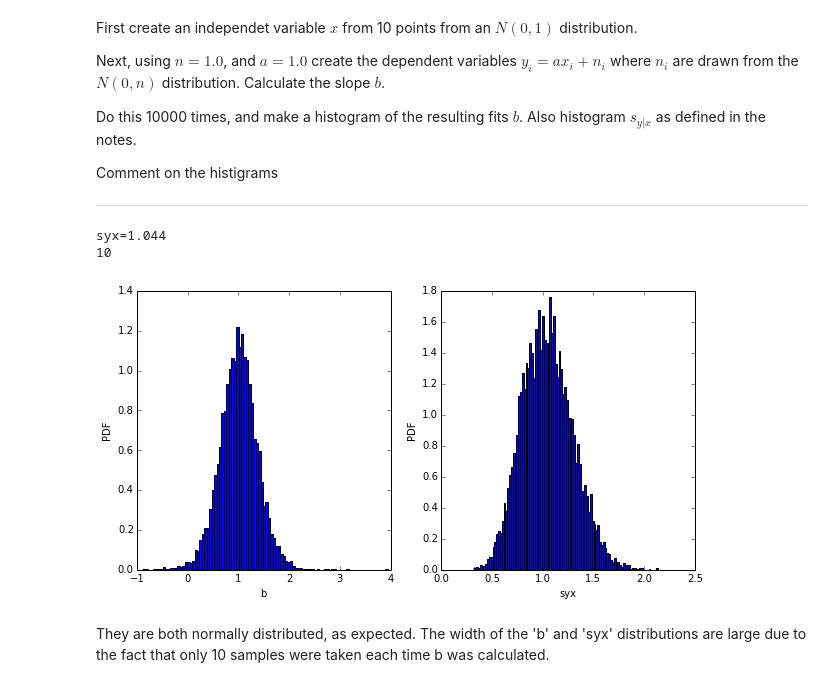
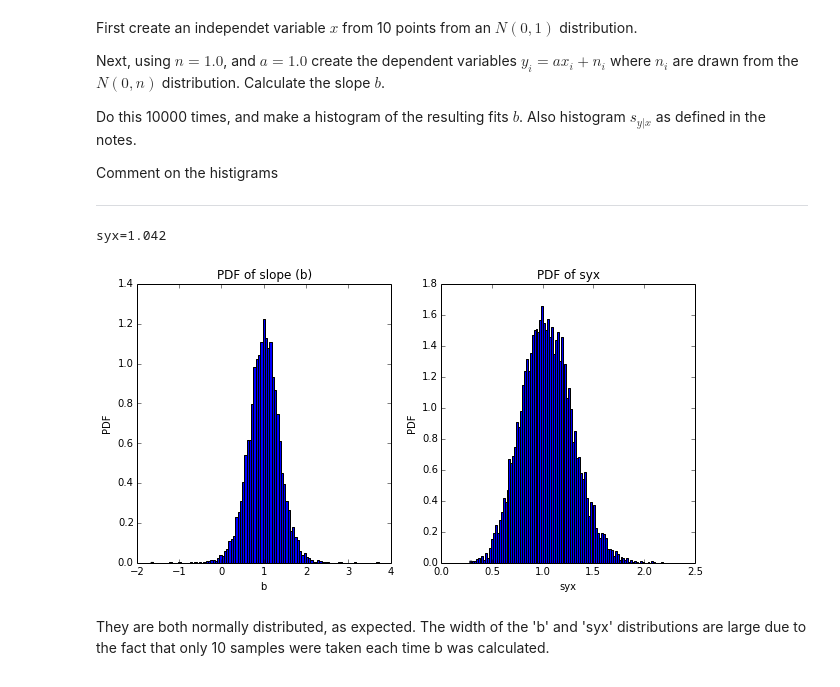
Before and after one commit to rethmecc/Phy411Assignments, a Jupyter notebook: Assignment-02.ipynb, the cells around one changed output. Cells and saved outputs as stored; diff of their text form; code cells hidden in the pictures.

```diff
--- a/Assignment-02.ipynb
+++ b/Assignment-02.ipynb
@@ -69,33 +69,34 @@ Comment on the histigrams
 # %%
 import scipy.stats as stats
 def Q2(N=10,noise=1.0):
     b = np.zeros(10000)
     syx = np.zeros(10000)
     for i in range(0,10000):
         x = np.random.normal(0,1,N)
         a = 1.0
         n = np.random.normal(0,noise,N)
         y = a*x + n
 
         b[i] = (np.sum(x*y)-N*np.mean(x)*np.mean(y))/(np.sum(x*x)-N*np.mean(x)*np.mean(x))
         syx[i] = np.sqrt(np.sum((y-b[i]*x)**2)/(N-2))
 
     fig,(ax,bx)=plt.subplots(1,2)
     fig.set_size_inches(10,5)
     ax.hist(b,100,normed=True);
     ax.set_xlabel('b')
     ax.set_ylabel('PDF')
+    ax.set_title('PDF of slope (b)')
 
     bx.hist(syx,100,normed=True);
     bx.set_xlabel('syx')
     bx.set_ylabel('PDF')
+    bx.set_title('PDF of syx')
     print 'syx=%1.3f'%np.mean(syx)
     return b,syx,x,N
 b,syx,x,N=Q2()
 # %% [output]
-syx=1.044
-10
+syx=1.042
-[figure, old version]
+[figure, new version]
 # %% [markdown]
 They are both normally distributed, as expected. The width of the 'b' and 'syx' distributions are large due to the fact that only 10 samples were taken each time b was calculated.
 # %% [markdown]
```
Also changed, not shown: parts of 2 cells of this notebook.
